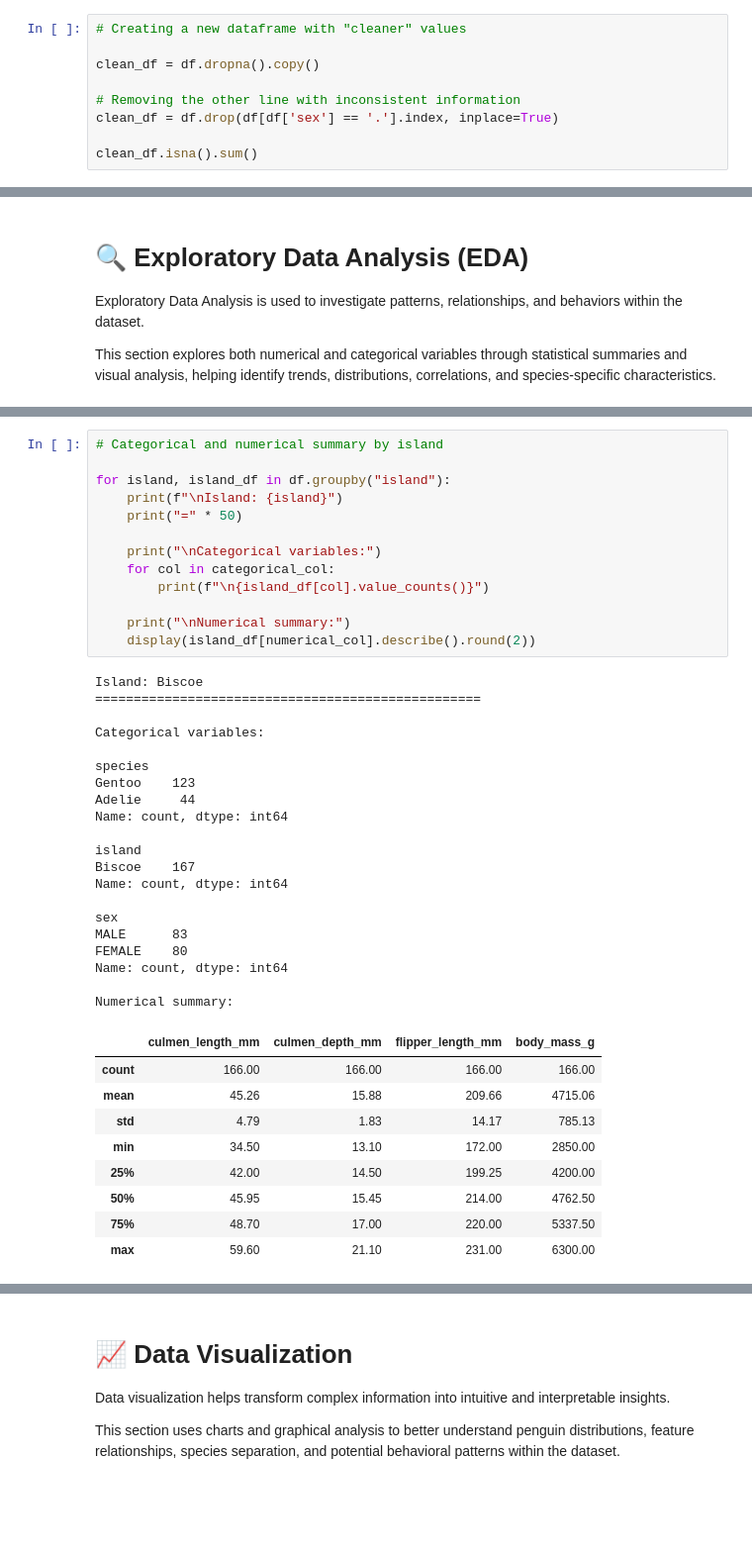
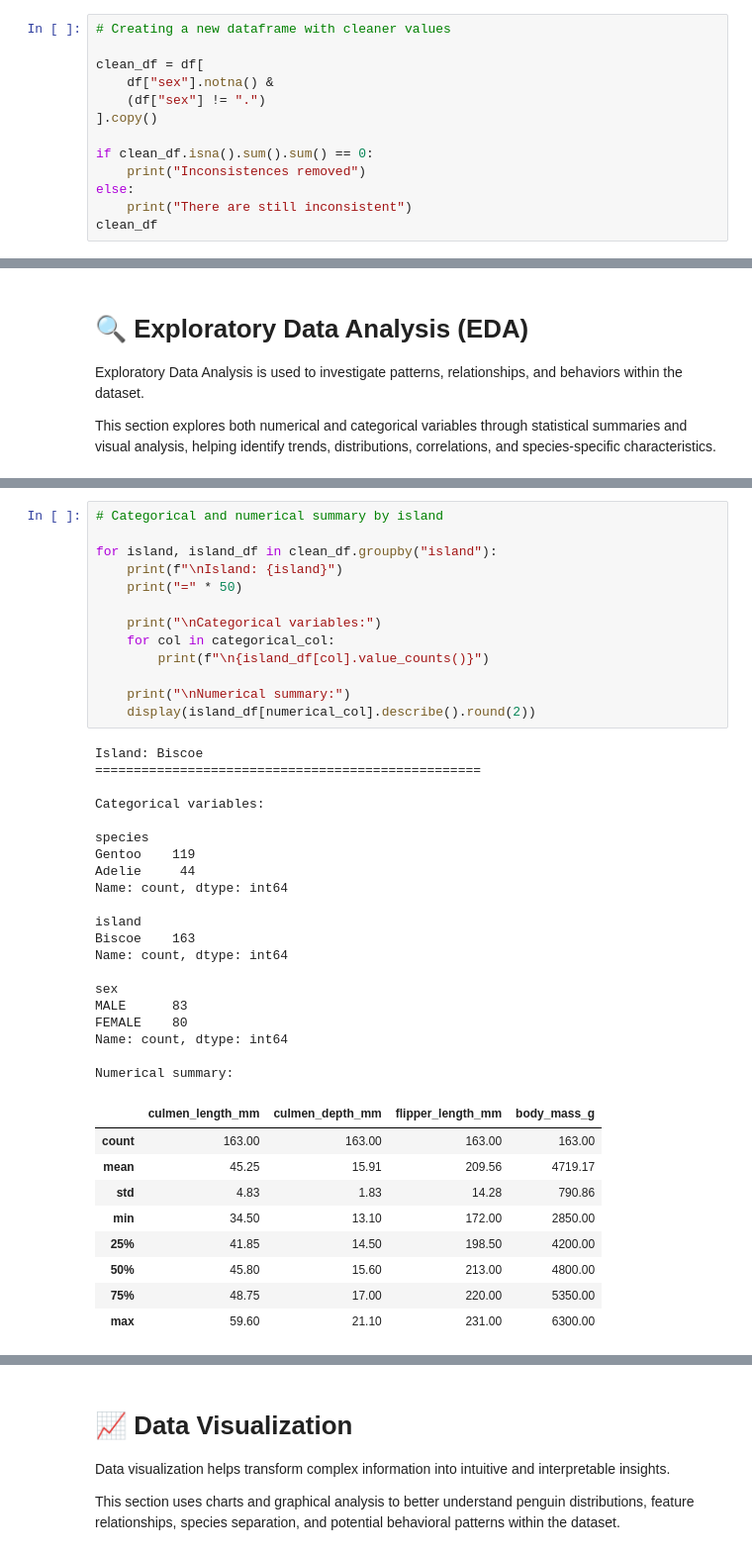
Before and after one commit to Leow14/Penguin-DF, a Jupyter notebook: notebook.ipynb, the cells around one changed output, grey strips where cells are left out. Shown at 99% size. Drawn from its saved outputs; the diff is of its cells as text; blank space fills up the shorter version.

```diff
--- a/notebook.ipynb
+++ b/notebook.ipynb
@@ -165,12 +165,16 @@ This section focuses on identifying and handling data quality issues to ensure t
 In this case, we will clean the rows that have NaN or "." values for the penguin's sex.
 Since these occurrences represent less than 5% of the dataset and could negatively affect statistical analysis and model performance, the affected rows were removed instead of being imputed.
 # %%
-# Creating a new dataframe with "cleaner" values
+# Creating a new dataframe with cleaner values
 
-clean_df = df.dropna().copy()
+clean_df = df[
+    df["sex"].notna() &
+    (df["sex"] != ".")
+].copy()
 
-# Removing the other line with inconsistent information
-clean_df = df.drop(df[df['sex'] == '.'].index, inplace=True)
-
-clean_df.isna().sum()
+if clean_df.isna().sum().sum() == 0:
+    print("Inconsistences removed")
+else:
+    print("There are still inconsistent")
+clean_df
 # %% [output]
@@ -215,45 +226,45 @@ Name: count, dtype: int64
 # %%
 # Categorical and numerical summary by island
 
-for island, island_df in df.groupby("island"):
+for island, island_df in clean_df.groupby("island"):
     print(f"\nIsland: {island}")
     print("=" * 50)
 
     print("\nCategorical variables:")
     for col in categorical_col:
         print(f"\n{island_df[col].value_counts()}")
 
     print("\nNumerical summary:")
     display(island_df[numerical_col].describe().round(2))
 # %% [output]
 Island: Biscoe
 ==================================================
 
 Categorical variables:
 
 species
-Gentoo    123
+Gentoo    119
 Adelie     44
 Name: count, dtype: int64
 
 island
-Biscoe    167
+Biscoe    163
 Name: count, dtype: int64
 
 sex
 MALE      83
 FEMALE    80
 Name: count, dtype: int64
 
 Numerical summary:
 |  | culmen_length_mm | culmen_depth_mm | flipper_length_mm | body_mass_g |
-| count | 166.00 | 166.00 | 166.00 | 166.00 |
-| mean | 45.26 | 15.88 | 209.66 | 4715.06 |
-| std | 4.79 | 1.83 | 14.17 | 785.13 |
+| count | 163.00 | 163.00 | 163.00 | 163.00 |
+| mean | 45.25 | 15.91 | 209.56 | 4719.17 |
+| std | 4.83 | 1.83 | 14.28 | 790.86 |
 | min | 34.50 | 13.10 | 172.00 | 2850.00 |
-| 25% | 42.00 | 14.50 | 199.25 | 4200.00 |
-| 50% | 45.95 | 15.45 | 214.00 | 4762.50 |
-| 75% | 48.70 | 17.00 | 220.00 | 5337.50 |
+| 25% | 41.85 | 14.50 | 198.50 | 4200.00 |
+| 50% | 45.80 | 15.60 | 213.00 | 4800.00 |
+| 75% | 48.75 | 17.00 | 220.00 | 5350.00 |
 | max | 59.60 | 21.10 | 231.00 | 6300.00 |
 Island: Dream
 ==================================================
```
Also changed, not shown: parts of 12 cells of this notebook.
